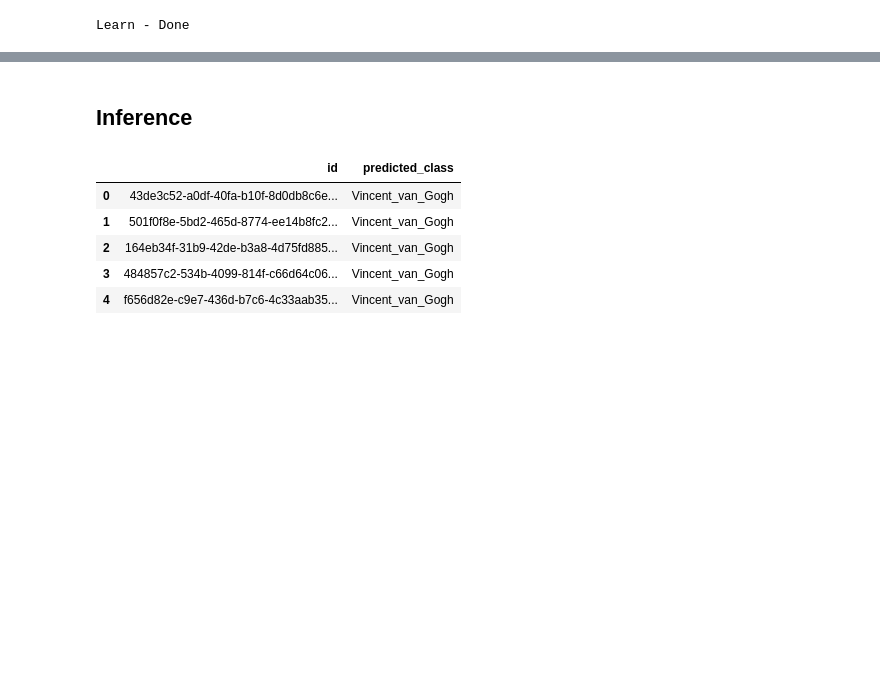
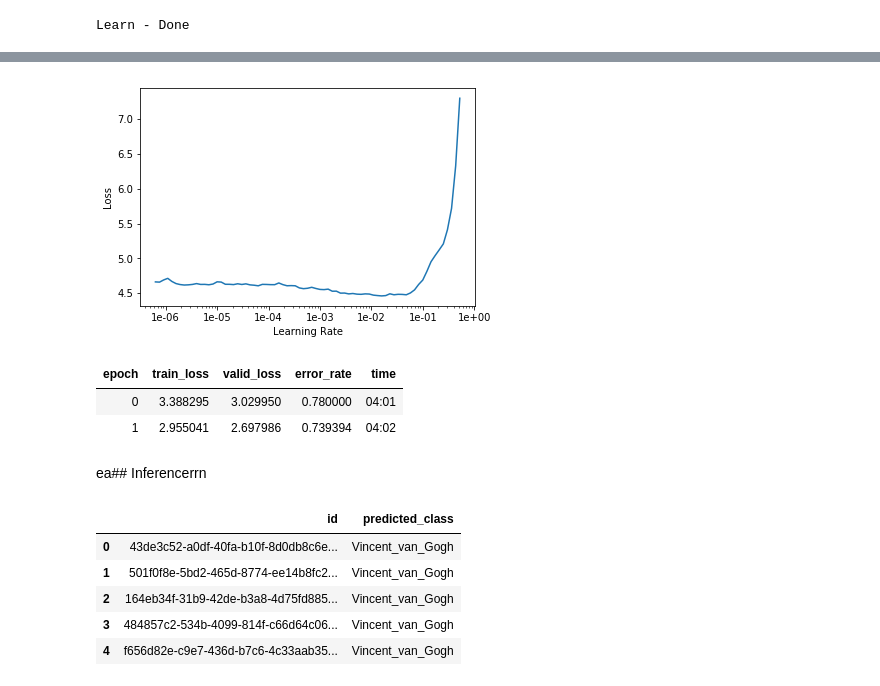
Before and after one commit to SudhakarAnemu/AI-DS-ML-DL-, a Jupyter notebook: ML/ImagePrediction/jsfastai-starter.ipynb, the cells around one changed output, grey strips where cells are left out. Cells and saved outputs as stored; diff of their text form; code cells hidden in the pictures; blank space fills up the shorter version.

```diff
--- a/ML/ImagePrediction/jsfastai-starter.ipynb
+++ b/ML/ImagePrediction/jsfastai-starter.ipynb
@@ -156,7 +142,7 @@ learn.load('simple-model');
 # %% [markdown]
 ## 5. Playing with Model - error_rate
 # %%
-learn = cnn_learner(data, models.resnet50, pretrained=False, metrics=error_rate)
+learn = cnn_learner(data, models.resnet18, pretrained=False, metrics=error_rate)
 print("Learn - Done")
 # %% [output]
 Learn - Done
@@ -191,5 +159,16 @@ LR Finder is complete, type {learner_name}.recorder.plot() to see the graph.
-# %% [markdown]
-## Inference
+# %%
+learn.recorder.plot()
+# %% [output]
+[figure, added]
+# %%
+# learn.fit_one_cycle(2)
+learn.fi
+# %% [output]
+| epoch | train_loss | valid_loss | error_rate | time |
+| 0 | 3.388295 | 3.029950 | 0.780000 | 04:01 |
+| 1 | 2.955041 | 2.697986 | 0.739394 | 04:02 |
+# %% [markdown]
+ea## Inferencerrn
 # %%
 # Load submission file
 sample_df = pd.read_csv(DATA_DIR/'sample_submission.csv')
```
Also changed, not shown: parts of 11 cells of this notebook.
